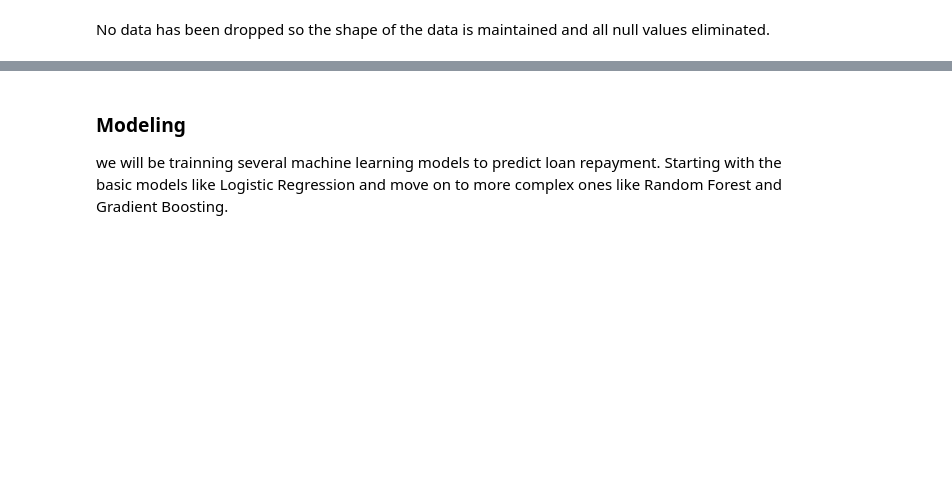
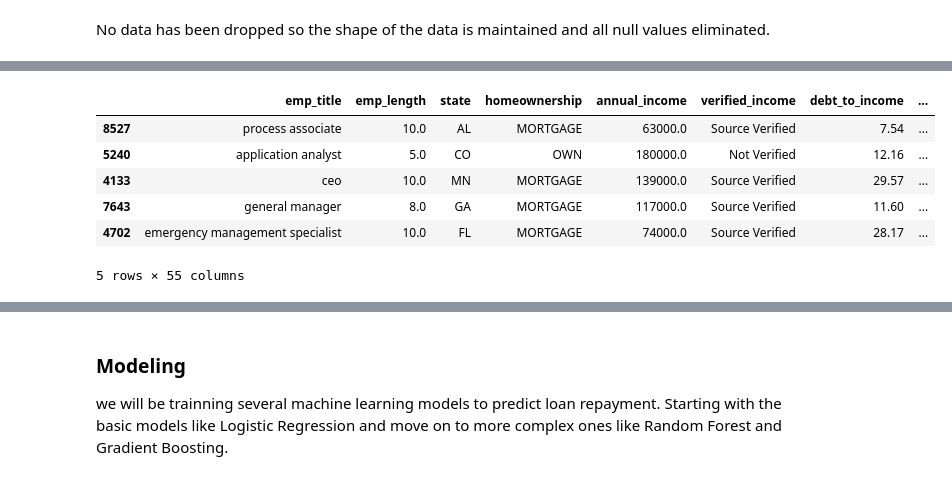
Before and after one commit to Nyabaga/phase-3-project, a Jupyter notebook: Prediction.ipynb, the cells around one changed output, grey strips where cells are left out. Cells and saved outputs as stored; diff of their text form; code cells hidden in the pictures; blank space fills up the shorter version.

```diff
--- a/Prediction.ipynb
+++ b/Prediction.ipynb
@@ -216,3 +193,13 @@ Encode Categorical Variables
+# %%
+data.sample(5)
+# %% [output]
+|  | emp_title | emp_length | state | homeownership | annual_income | verified_income | debt_to_income | ... |
+| 8527 | process associate | 10.0 | AL | MORTGAGE | 63000.0 | Source Verified | 7.54 | ... |
+| 5240 | application analyst | 5.0 | CO | OWN | 180000.0 | Not Verified | 12.16 | ... |
+| 4133 | ceo | 10.0 | MN | MORTGAGE | 139000.0 | Source Verified | 29.57 | ... |
+| 7643 | general manager | 8.0 | GA | MORTGAGE | 117000.0 | Source Verified | 11.60 | ... |
+| 4702 | emergency management specialist | 10.0 | FL | MORTGAGE | 74000.0 | Source Verified | 28.17 | ... |
+5 rows × 55 columns
 # %%
 # One-hot encode categorical variables
 categorical_columns = data.select_dtypes(include=['object']).columns
```
Also changed, not shown: parts of 27 cells of this notebook, 5 other files.
